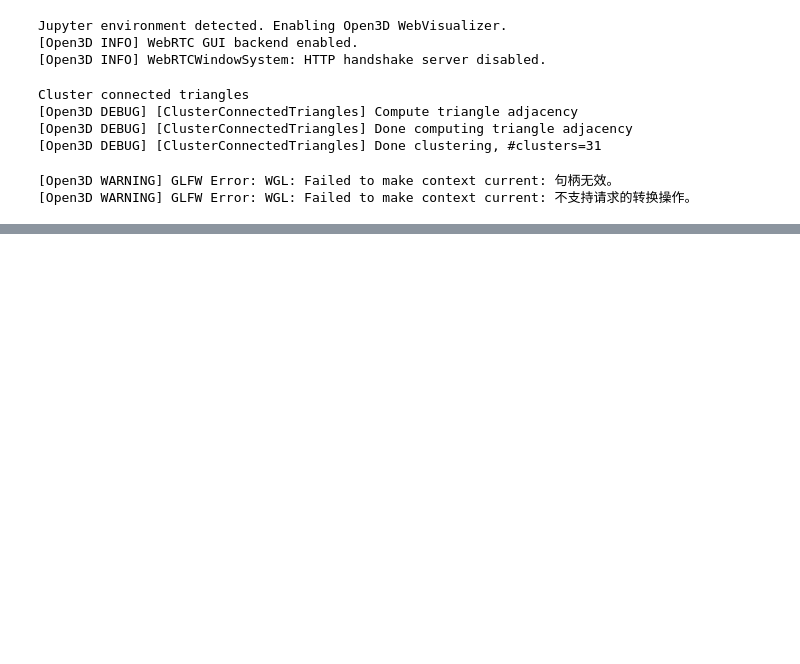
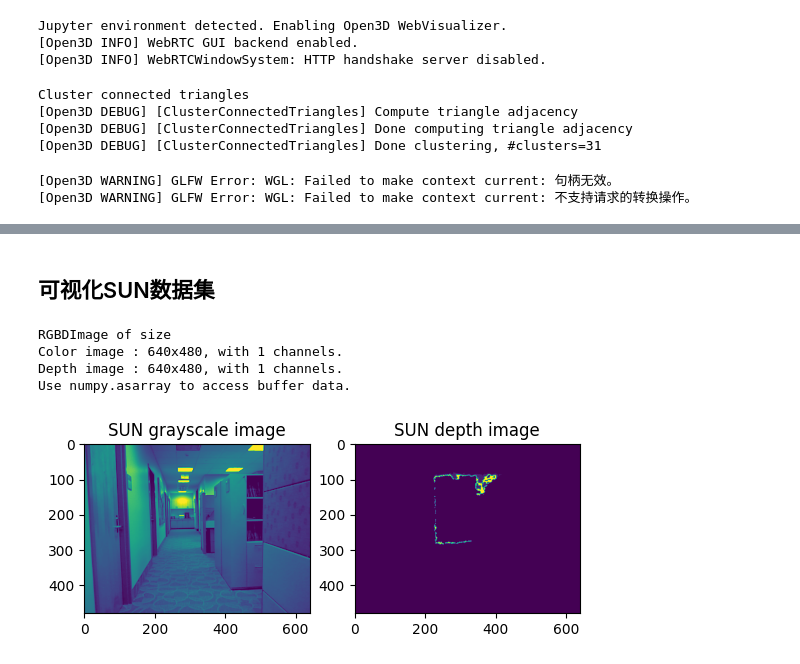
Before and after one commit to Ykiiii/3D_PointCloud_tutorial, a Jupyter notebook: Open3dTutorial_basics.ipynb, the cells around one changed output, grey strips where cells are left out. Cells and saved outputs as stored; diff of their text form; code cells hidden in the pictures; blank space fills up the shorter version.

```diff
--- a/Open3dTutorial_basics.ipynb
+++ b/Open3dTutorial_basics.ipynb
@@ -511,0 +554,21 @@ o3d.visualization.draw_geometries([mesh_1],mesh_show_wireframe=True)
+# %% [markdown]
+## 可视化SUN数据集
+# %%
+color_raw = o3d.io.read_image("SampleSUNRGBDImage\SUN_color.jpg")
+depth_raw = o3d.io.read_image("SampleSUNRGBDImage\SUN_depth.png")
+rgbd_image = o3d.geometry.RGBDImage.create_from_color_and_depth(
+    color_raw, depth_raw)
+print(rgbd_image)
+plt.subplot(1, 2, 1)
+plt.title('SUN grayscale image')
+plt.imshow(rgbd_image.color)
+plt.subplot(1, 2, 2)
+plt.title('SUN depth image')
+plt.imshow(rgbd_image.depth)
+plt.show()
+# %% [output]
+RGBDImage of size
+Color image : 640x480, with 1 channels.
+Depth image : 640x480, with 1 channels.
+Use numpy.asarray to access buffer data.
+[figure, added]
```
Also changed, not shown: parts of 4 cells of this notebook, 18 other files.
